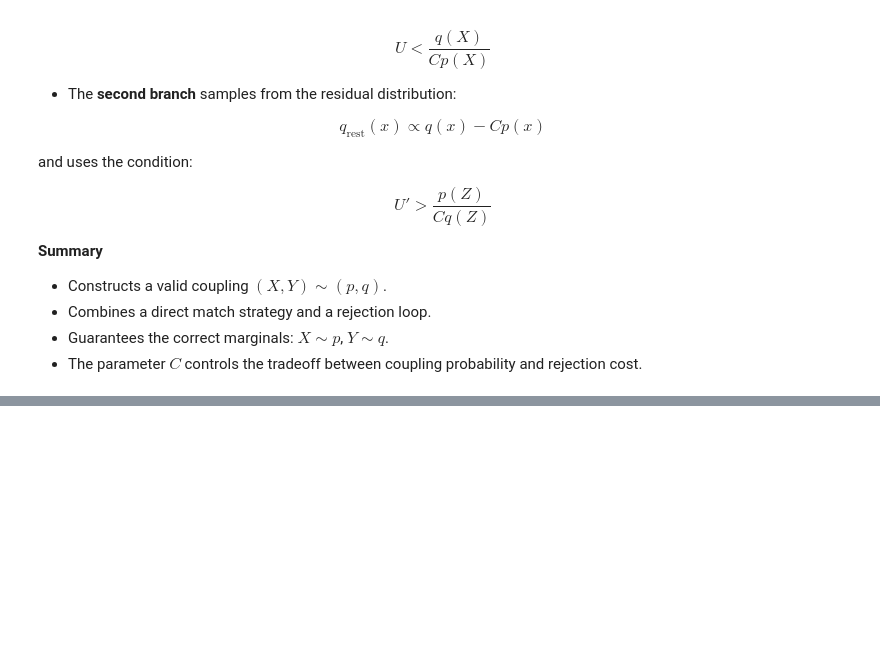
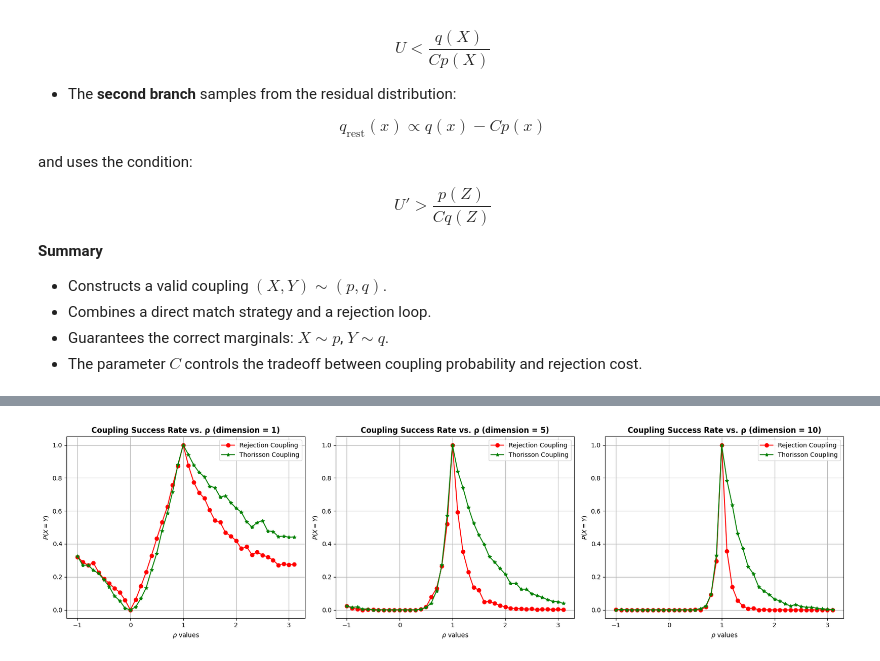
Before and after one commit to pieropls/MCProj-Coupling, a Jupyter notebook: Coupling.ElMamoune.NY.Pelosi.ipynb, the cells around one changed output, grey strips where cells are left out. Cells and saved outputs as stored; diff of their text form; code cells hidden in the pictures; blank space fills up the shorter version.

Commit message:
Tests-final

```diff
--- a/Coupling.ElMamoune.NY.Pelosi.ipynb
+++ b/Coupling.ElMamoune.NY.Pelosi.ipynb
@@ -661,0 +606,16 @@ compare_coupling_methods_time(dim=10)
+# %%
+def plot_multiple_dimensions():
+    fig, axes = plt.subplots(1, 3, figsize=(18, 5))
+
+    # For each subplot, call compare_coupling_methods with different dimensions
+    dimensions = [1, 5, 10]
+
+    for idx, dim in enumerate(dimensions):
+        compare_precision(dim=dim, N=1000, test=run_coupling_test, ax=axes[idx])
+
+    plt.tight_layout()
+    plt.show()
+
+plot_multiple_dimensions()
+# %% [output]
+[figure, added]
```
Also changed, not shown: parts of 21 cells of this notebook, 2 other files.
